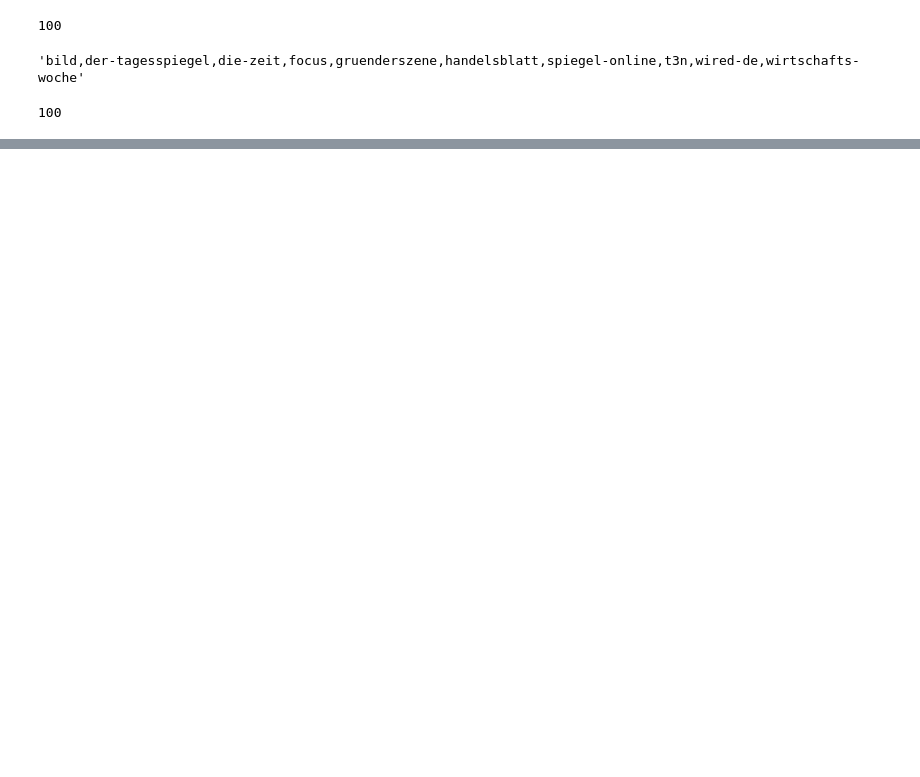
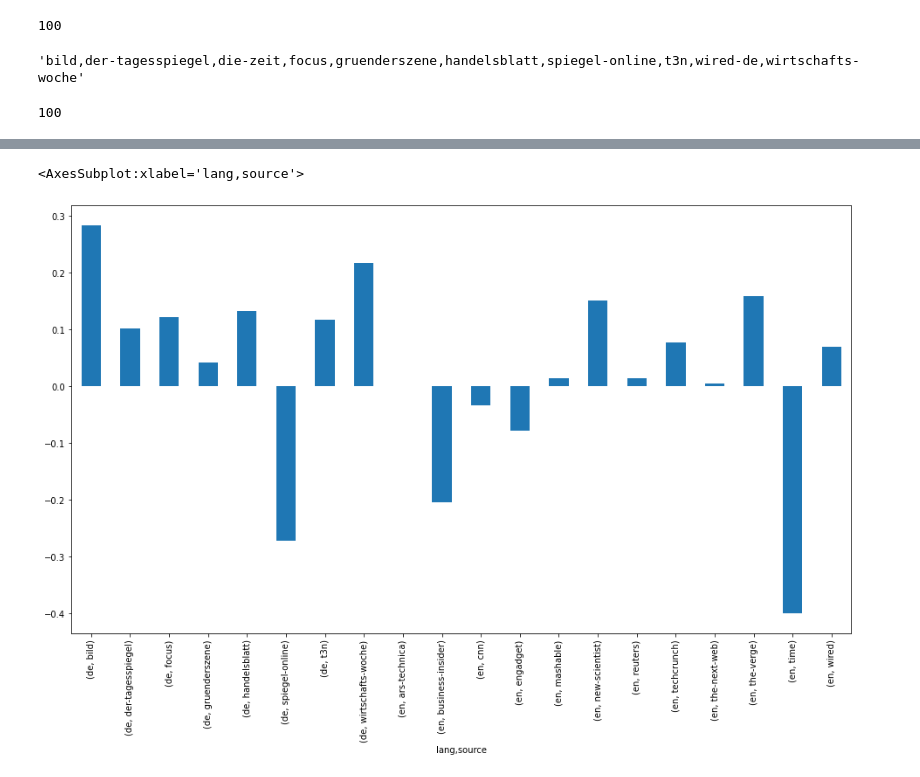
Before and after one commit to felixpeters/ml-experiments, a Jupyter notebook: sentiment/01_News_Sentiment.ipynb, the cells around one changed output, grey strips where cells are left out. Saved outputs shown, nothing was run; the diff lists cells and outputs as text; code cells hidden in the pictures; blank space fills up the shorter version.

```diff
--- a/sentiment/01_News_Sentiment.ipynb
+++ b/sentiment/01_News_Sentiment.ipynb
@@ -164,0 +223,5 @@ with open('../data/news-sentiment/de_articles.json', 'w') as f:
+# %%
+df.groupby(['lang', 'source'])['desc_sent'].mean().plot(kind='bar')
+# %% [output]
+<AxesSubplot:xlabel='lang,source'>
+[figure, added]
```
Also changed, not shown: parts of 13 cells of this notebook, 2 other files.
